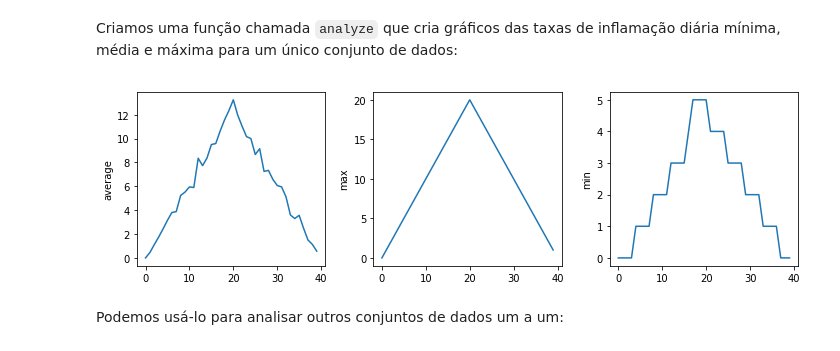
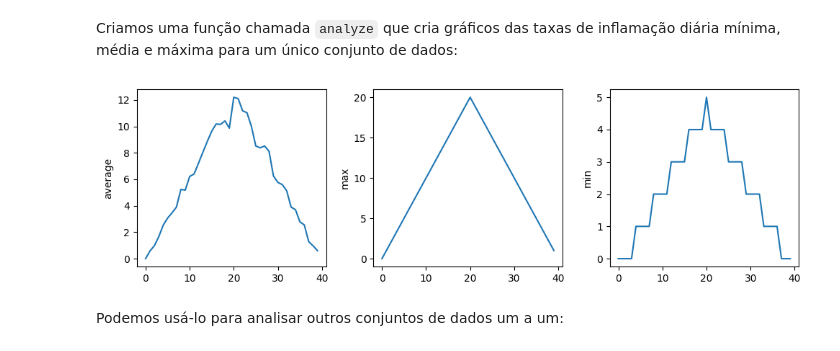
Before and after one commit to hectorsalg/universidade, a Jupyter notebook: poo/poo-2/aula-1/03-loop_listas_arquivos.ipynb, the cells around one changed output. Drawn from its saved outputs; the diff is of its cells as text; code cells hidden in the pictures.

```diff
--- a/poo/poo-2/aula-1/03-loop_listas_arquivos.ipynb
+++ b/poo/poo-2/aula-1/03-loop_listas_arquivos.ipynb
@@ -5,32 +5,32 @@ Criamos uma função chamada `analyze` que cria gráficos das taxas de inflamaç
 # %%
 %matplotlib inline
 
 import numpy as np
 from matplotlib import pyplot as plt
 
 def analyze(filename):
     data = np.loadtxt(fname=filename, delimiter=',')
 
     plt.figure(figsize=(10.0, 3.0))
 
     plt.subplot(1, 3, 1)
     plt.ylabel('average')
     plt.plot(data.mean(0))
 
     plt.subplot(1, 3, 2)
     plt.ylabel('max')
     plt.plot(data.max(0))
 
     plt.subplot(1, 3, 3)
     plt.ylabel('min')
     plt.plot(data.min(0))
 
     plt.tight_layout()
     plt.show()
 
-analyze('data/inflammation-01.csv')
+analyze('data/inflammation-03.csv')
 # %% [output]
-[figure, old version]
+[figure, new version]
 # %% [markdown]
 Podemos usá-lo para analisar outros conjuntos de dados um a um:
 # %%
```
Also changed, not shown: parts of 11 cells of this notebook, 1 other file.
